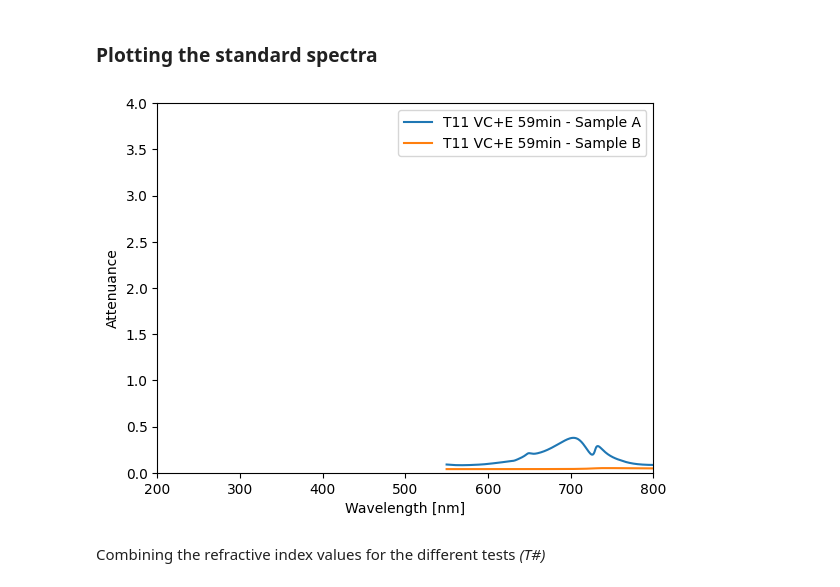
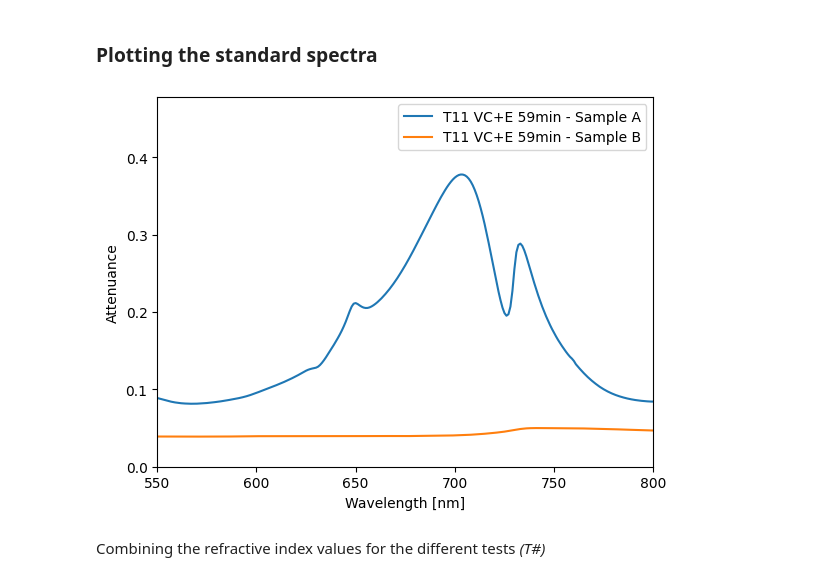
Before and after one commit to Philip-Jorgensen/wcg_final_project, a Jupyter notebook: Jupyter_files/analyzing_refractive_index_of_vinyl_chloride_in_water.ipynb, the cells around one changed output. Drawn from its saved outputs; the diff is of its cells as text; code cells hidden in the pictures.

Commit message:
Changing plot of spectrum

```diff
--- a/Jupyter_files/analyzing_refractive_index_of_vinyl_chloride_in_water.ipynb
+++ b/Jupyter_files/analyzing_refractive_index_of_vinyl_chloride_in_water.ipynb
@@ -95,23 +95,25 @@ for i, item in enumerate(items):
 # %%
 try:                                                                        # Trying to get the sample name, if it is empty put N/A
     sample_name = item.sample_attributes['Sample name']
 except KeyError:
     sample_name = "N/A"
 
 sample_spectrum = np.array(item.get_spectrum('sample_B'))
 plt.plot(sample_spectrum[:, 0], sample_spectrum[:, 1], label=f"{sample_name} - Sample A")   # Plotting the spectrum
+y_max = max(sample_spectrum[:, 1])
 
 sample_spectrum = np.array(item.get_spectrum('sample_A'))
 plt.plot(sample_spectrum[:, 0], sample_spectrum[:, 1], label=f"{sample_name} - Sample B")   # Plotting the spectrum
 
-plt.xlim([200, 800])
-plt.ylim(0.0, 4.0)
+plt.xlim([min(sample_spectrum[:,0]), 800])
+plt.ylim(0.0, y_max+0.1)
+# plt.ylim(0.0, 4.0)
 plt.legend()
 plt.xlabel('Wavelength [nm]')
 plt.ylabel('Attenuance')
 plt.show()
 # %% [output]
-[figure, old version]
+[figure, new version]
 # %% [markdown]
 Combining the refractive index values for the different tests *(T#)*
 # %%
```
Also changed, not shown: parts of 3 cells of this notebook.
